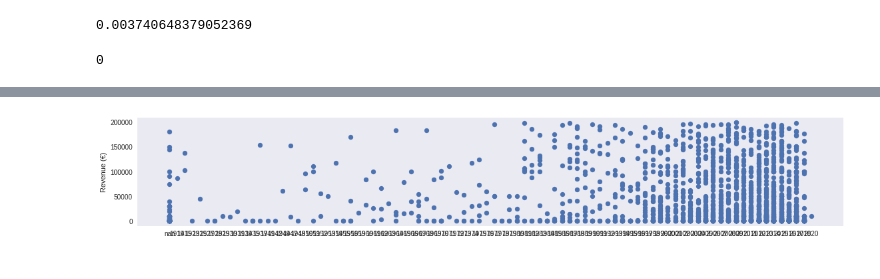
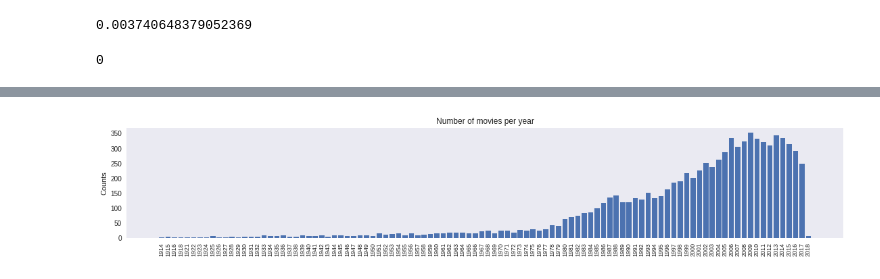
Before and after one commit to mandixbw/Cinema_KeysForSuccess, a Jupyter notebook: 06_Exploratory_Data_Analysis.ipynb, the cells around one changed output, grey strips where cells are left out. Saved outputs shown, nothing was run; the diff lists cells and outputs as text; code cells hidden in the pictures.

```diff
--- a/06_Exploratory_Data_Analysis.ipynb
+++ b/06_Exploratory_Data_Analysis.ipynb
@@ -2548,4 +2573,8 @@ dfMoviesUS[(dfMoviesUS['revenue'].notnull()) & (dfMoviesUS['release_date']<dateL
 dfMoviesUS[(dfMoviesUS['imdb_revenue'].notnull()) & (dfMoviesUS['release_date']<dateLimit)].shape[0]/dfMoviesUS['imdb_revenue'].notnull().sum()
 # %% [output]
 0.003740648379052369
+# %%
+#1: Anulo los ingresos cuando el dato es menor que 500$:   QUIZÁ ES UNA MALA PRÁCTICA, PORQUE PIERDO LA VISIBILIDAD DEL DATO INICIAL
+dfMoviesUS.loc[dfMoviesUS['revenue']<=500, 'revenue'] = None
+dfMoviesUS.loc[dfMoviesUS['imdb_revenue']<=500, 'imdb_revenue'] = None
 # %%
@@ -2556,6 +2585,3 @@ dfMoviesUS['revenue_final'] = dfMoviesUS['revenue'].combine_first(dfMoviesUS['im
 dfMoviesUS.loc[dfMoviesUS['release_date']>='2016-01-01','revenue_final'] = dfMoviesUS.loc[dfMoviesUS['release_date']>='2016-01-01','revenue']
-# %%
-#3: Anulo el ingreso final si es menor que 500$:
-dfMoviesUS.loc[dfMoviesUS['revenue_final']<=500, 'revenue_final'] = None
 # %%
 #A ver si lo he hecho bien:
@@ -2580,0 +2665,2 @@ NameError: ignored
+# %%
+dfMoviesUS = dfMoviesUS[dfMoviesUS['revenue_final'].notnull()]
@@ -2581,17 +2684,18 @@ NameError: ignored
 # %%
-X = dfMovies[dfMovies['revenue_final']<200000]['release_date'].map(lambda datetime: datetime.year).map(lambda number: '%.0f'%number)
-Y = dfMovies[dfMovies['revenue_final']<200000]['revenue_final']
+X = dfMoviesUS['release_date'].map(lambda datetime: datetime.year).value_counts().sort_index().index.map(lambda number: '%.0f'%number)
+Y = dfMoviesUS['release_date'].map(lambda datetime: datetime.year).value_counts().sort_index().values
 
 figure, axes = plt.subplots(1,1)
 
-plt.scatter(X, Y)
-#plt.xticks(range(len(X)), X, rotation=90, size=9)
+plt.bar(range(len(X)), Y)
+plt.xticks(range(len(X)), X, rotation=90, size=9)
 plt.grid(False)
 
-plt.ylabel('Revenue (€)')
+plt.title('Number of movies per year')
+plt.ylabel('Counts')
 
 figure.set_size_inches([19,3])
 
 plt.show()
 # %% [output]
-[figure, old version]
+[figure, new version]
```
Also changed, not shown: parts of 107 cells of this notebook, 1 other file.
